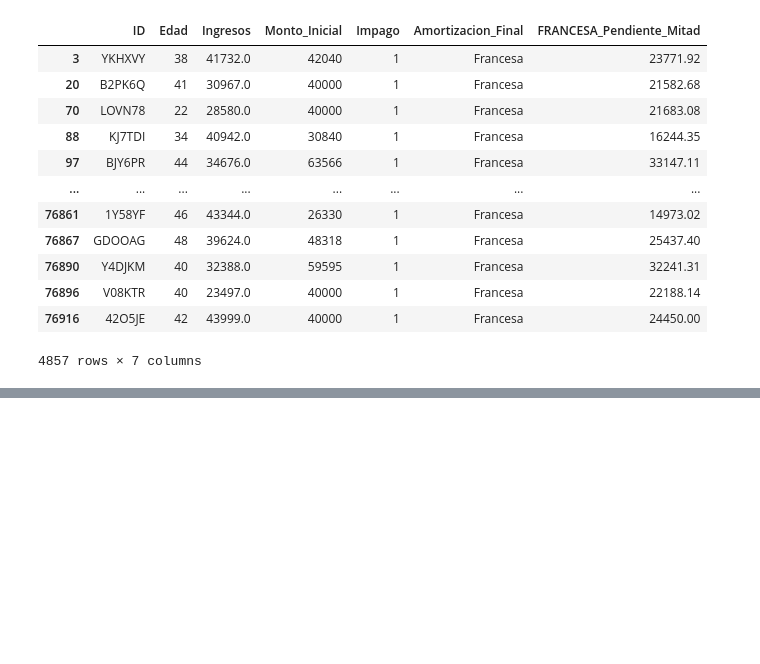
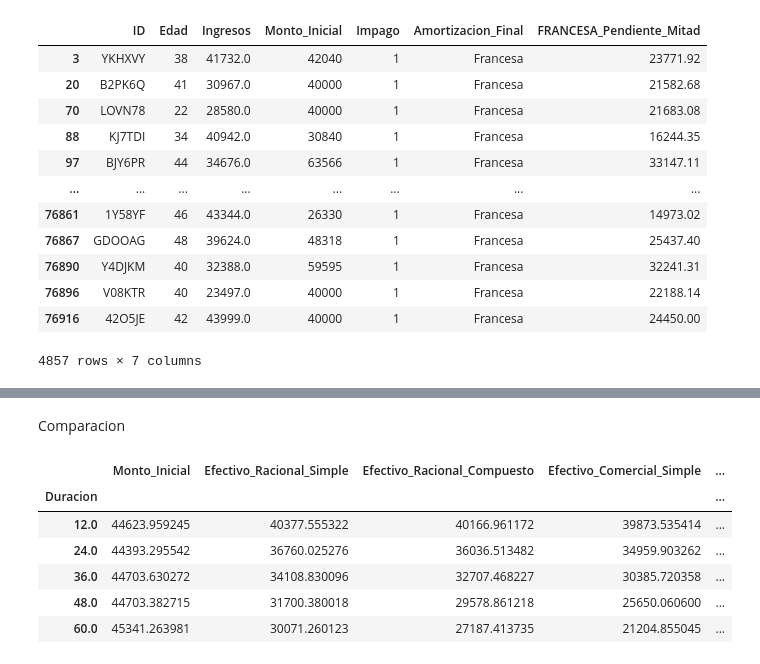
Before and after one commit to NaiaArroyo/RETO-5-NARANJA, a Jupyter notebook: Notebook Amortizacion Francesa y Aleman.ipynb, the cells around one changed output, grey strips where cells are left out. Saved outputs shown, nothing was run; the diff lists cells and outputs as text; code cells hidden in the pictures; blank space fills up the shorter version.

```diff
--- a/Notebook Amortizacion Francesa y Aleman.ipynb
+++ b/Notebook Amortizacion Francesa y Aleman.ipynb
@@ -296,0 +358,16 @@ df_pendiente_Francesa
+# %% [markdown]
+Comparacion
+# %%
+columnas_efectivo = ["Efectivo_Racional_Simple", "Efectivo_Racional_Compuesto",
+                     "Efectivo_Comercial_Simple", "Efectivo_Comercial_Compuesto"]
+
+por_duracion = df.groupby("Duracion")[["Monto_Inicial"] + columnas_efectivo].mean()
+por_duracion
+# %% [output]
+|  | Monto_Inicial | Efectivo_Racional_Simple | Efectivo_Racional_Compuesto | Efectivo_Comercial_Simple | ... |
+| Duracion |  |  |  |  | ... |
+| 12.0 | 44623.959245 | 40377.555322 | 40166.961172 | 39873.535414 | ... |
+| 24.0 | 44393.295542 | 36760.025276 | 36036.513482 | 34959.903262 | ... |
+| 36.0 | 44703.630272 | 34108.830096 | 32707.468227 | 30385.720358 | ... |
+| 48.0 | 44703.382715 | 31700.380018 | 29578.861218 | 25650.060600 | ... |
+| 60.0 | 45341.263981 | 30071.260123 | 27187.413735 | 21204.855045 | ... |
```
Also changed, not shown: parts of 8 cells of this notebook.
